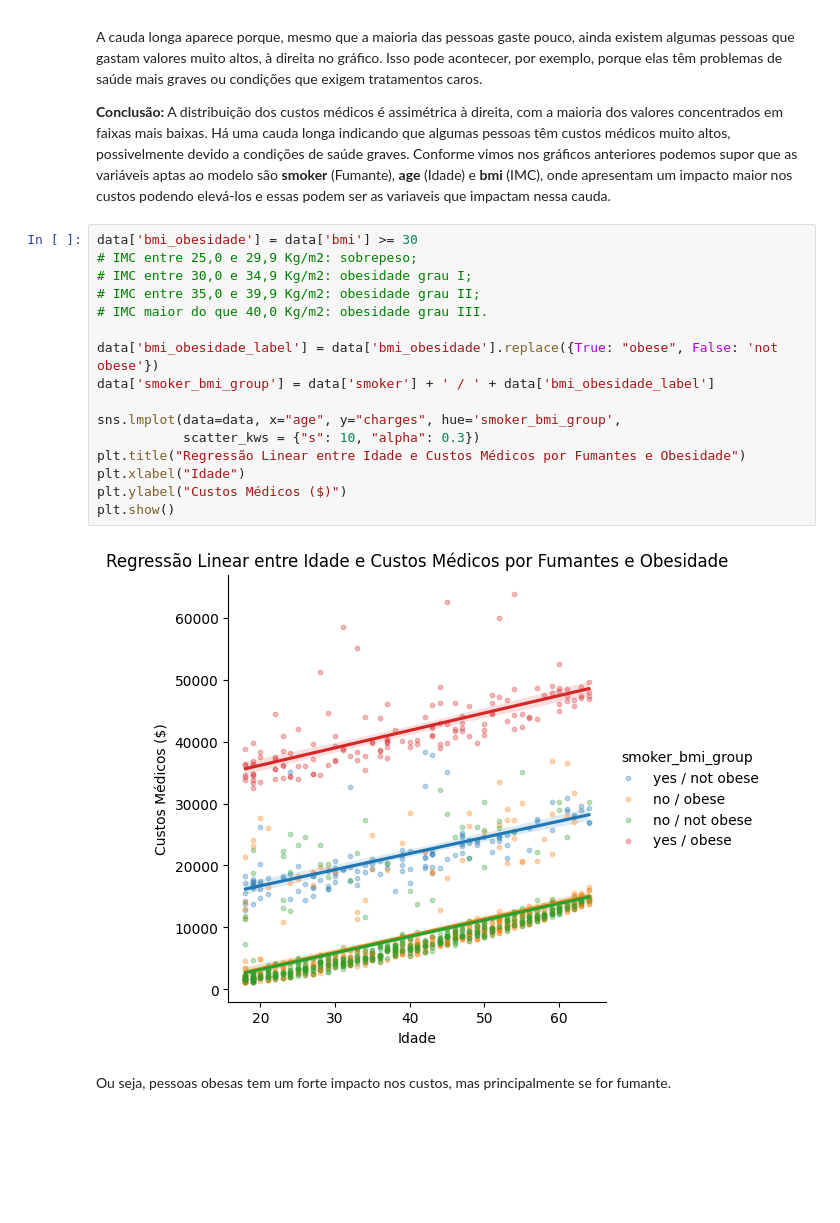
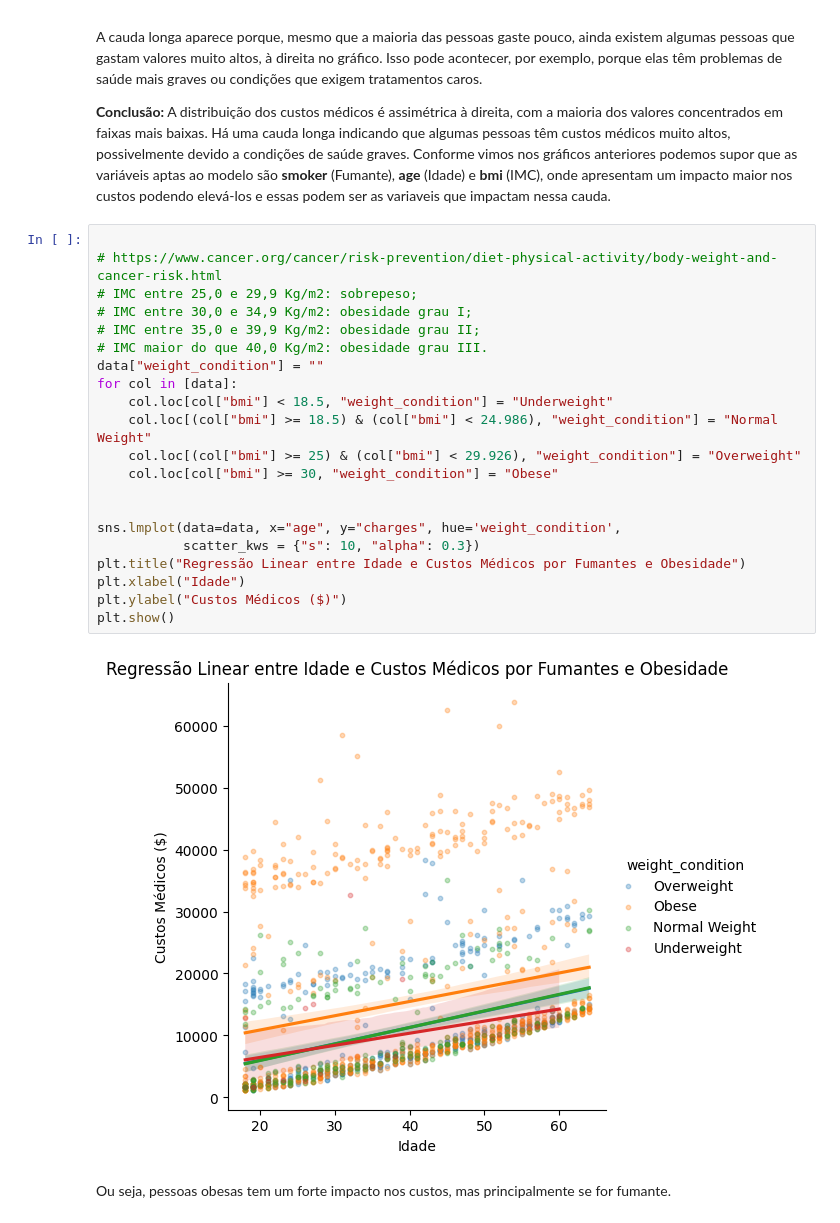
Before and after one commit to LucasBiason/IA-Studies, a Jupyter notebook: POS FIAP IA para Devs/TECH CHALLENGER - RASCUNHO/analise/etapa01-analise-e-preparacao.ipynb, the cells around one changed output. Saved outputs shown, nothing was run; the diff lists cells and outputs as text; blank space fills up the shorter version.

```diff
--- a/POS FIAP IA para Devs/TECH CHALLENGER - RASCUNHO/analise/etapa01-analise-e-preparacao.ipynb
+++ b/POS FIAP IA para Devs/TECH CHALLENGER - RASCUNHO/analise/etapa01-analise-e-preparacao.ipynb
@@ -238,23 +238,28 @@ A cauda longa aparece porque, mesmo que a maioria das pessoas gaste pouco, ainda
 
 **Conclusão:** A distribuição dos custos médicos é assimétrica à direita, com a maioria dos valores concentrados em faixas mais baixas. Há uma cauda longa indicando que algumas pessoas têm custos médicos muito altos, possivelmente devido a condições de saúde graves. Conforme vimos nos gráficos anteriores podemos supor que as variáveis aptas ao modelo são **smoker** (Fumante), **age** (Idade) e **bmi** (IMC), onde apresentam um impacto maior nos custos podendo elevá-los e essas podem ser as variaveis que impactam nessa cauda.
 # %%
-data['bmi_obesidade'] = data['bmi'] >= 30
+
+# https://www.cancer.org/cancer/risk-prevention/diet-physical-activity/body-weight-and-cancer-risk.html
 # IMC entre 25,0 e 29,9 Kg/m2: sobrepeso;
 # IMC entre 30,0 e 34,9 Kg/m2: obesidade grau I;
 # IMC entre 35,0 e 39,9 Kg/m2: obesidade grau II;
 # IMC maior do que 40,0 Kg/m2: obesidade grau III.
+data["weight_condition"] = ""
+for col in [data]:
+    col.loc[col["bmi"] < 18.5, "weight_condition"] = "Underweight"
+    col.loc[(col["bmi"] >= 18.5) & (col["bmi"] < 24.986), "weight_condition"] = "Normal Weight"
+    col.loc[(col["bmi"] >= 25) & (col["bmi"] < 29.926), "weight_condition"] = "Overweight"
+    col.loc[col["bmi"] >= 30, "weight_condition"] = "Obese"
 
-data['bmi_obesidade_label'] = data['bmi_obesidade'].replace({True: "obese", False: 'not obese'})
-data['smoker_bmi_group'] = data['smoker'] + ' / ' + data['bmi_obesidade_label']
 
-sns.lmplot(data=data, x="age", y="charges", hue='smoker_bmi_group',
+sns.lmplot(data=data, x="age", y="charges", hue='weight_condition',
            scatter_kws = {"s": 10, "alpha": 0.3})
 plt.title("Regressão Linear entre Idade e Custos Médicos por Fumantes e Obesidade")
 plt.xlabel("Idade")
 plt.ylabel("Custos Médicos ($)")
 plt.show()
 # %% [output]
-[figure, old version]
+[figure, new version]
 # %% [markdown]
 Ou seja, pessoas obesas tem um forte impacto nos custos, mas principalmente se for fumante.
 # %% [markdown]
```
Also changed, not shown: parts of 8 cells of this notebook.
